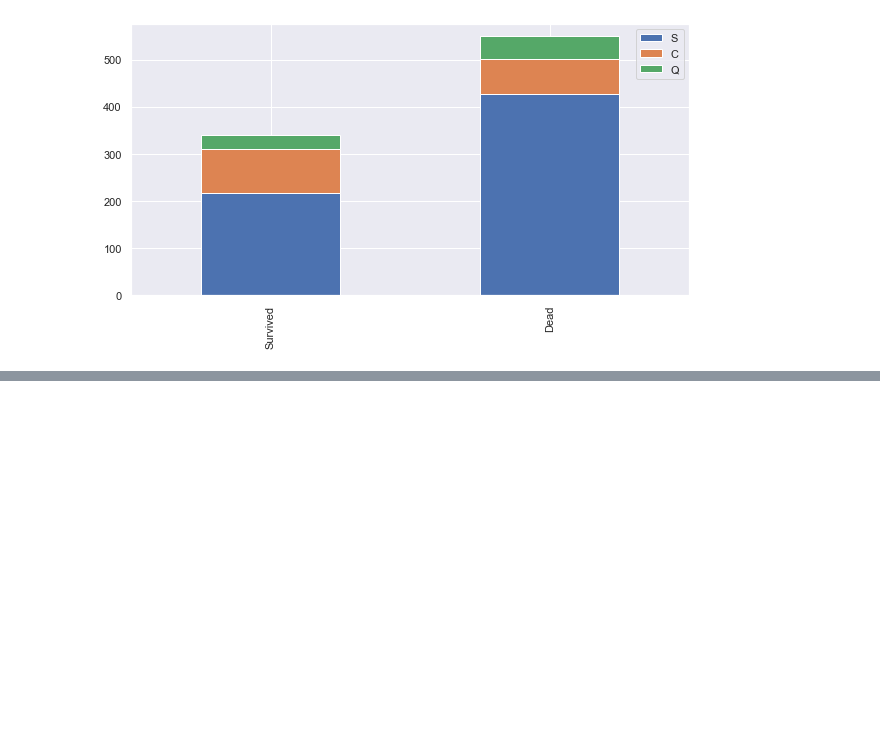
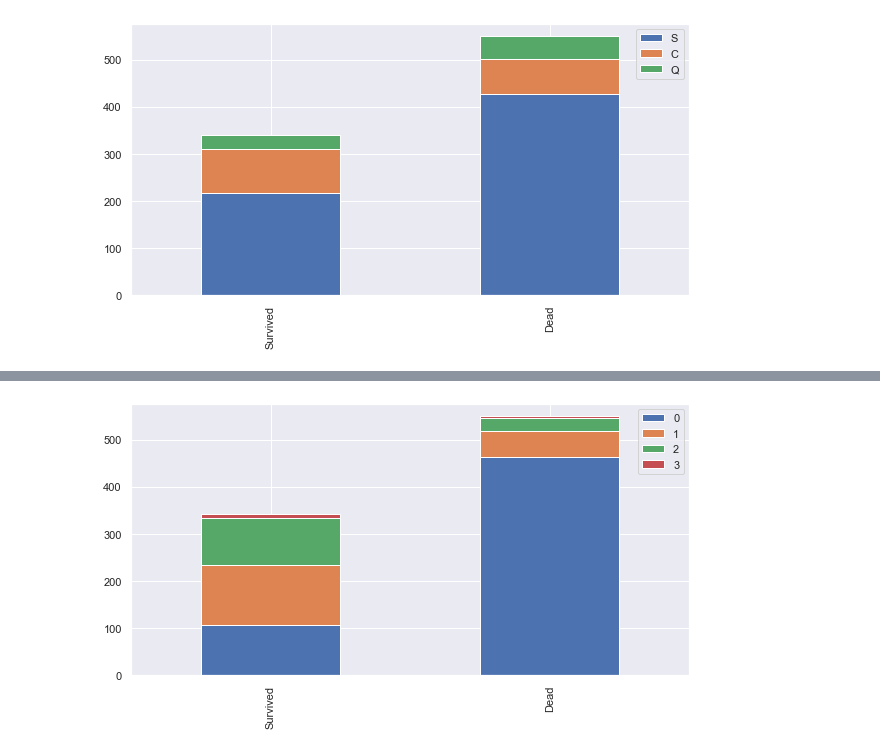
Before and after one commit to JoannaKang/Kaggle-Titanic, a Jupyter notebook: Titanic.ipynb, the cells around one changed output, grey strips where cells are left out. Saved outputs shown, nothing was run; the diff lists cells and outputs as text; code cells hidden in the pictures; blank space fills up the shorter version.

Commit message:
Preprocessing_Title

```diff
--- a/Titanic.ipynb
+++ b/Titanic.ipynb
@@ -152,0 +295,4 @@ bar_chart('Embarked')
+# %%
+bar_chart('Title')
+# %% [output]
+[figure, added]
```
Also changed, not shown: parts of 9 cells of this notebook.
